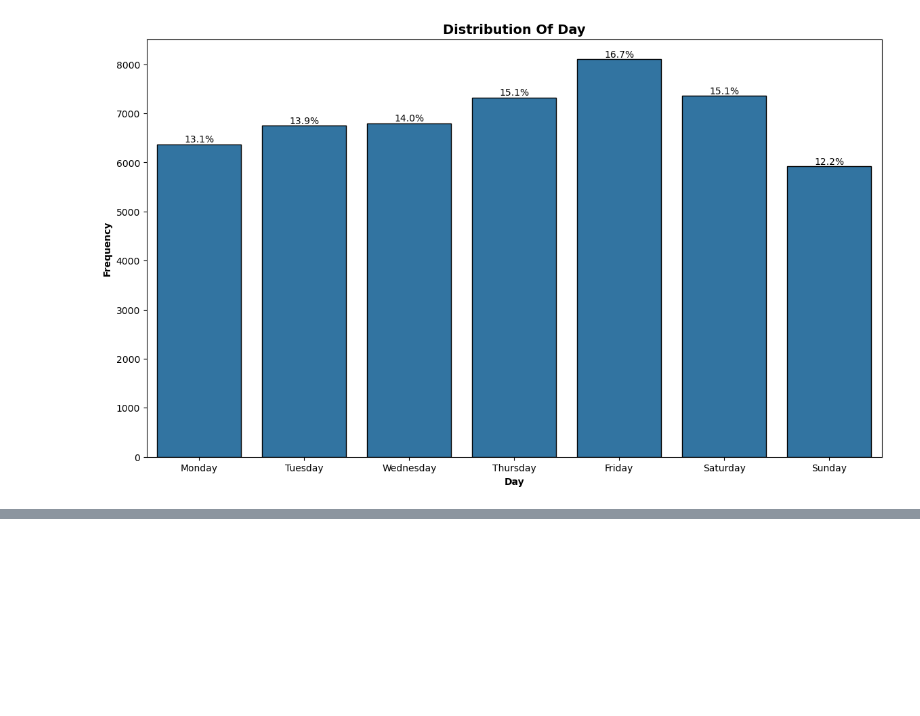
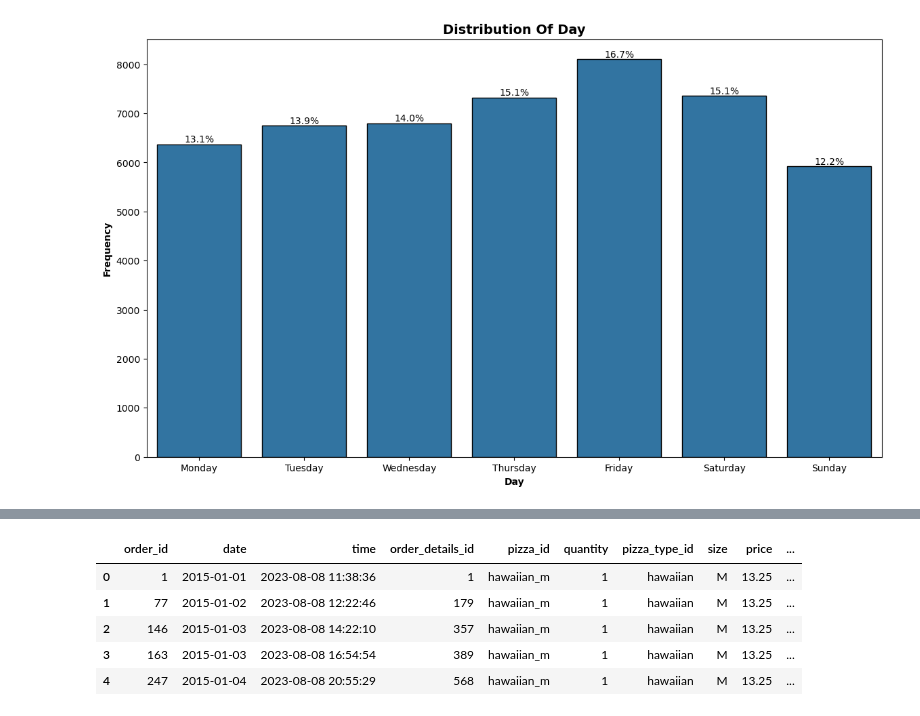
Before and after one commit to kelvinokumu/pizza_sales, a Jupyter notebook: Explanatory.ipynb, the cells around one changed output, grey strips where cells are left out. Drawn from its saved outputs; the diff is of its cells as text; code cells hidden in the pictures; blank space fills up the shorter version.

```diff
--- a/Explanatory.ipynb
+++ b/Explanatory.ipynb
@@ -307,0 +309,9 @@ plt.show()
+# %%
+data.head()
+# %% [output]
+|  | order_id | date | time | order_details_id | pizza_id | quantity | pizza_type_id | size | price | ... |
+| 0 | 1 | 2015-01-01 | 2023-08-08 11:38:36 | 1 | hawaiian_m | 1 | hawaiian | M | 13.25 | ... |
+| 1 | 77 | 2015-01-02 | 2023-08-08 12:22:46 | 179 | hawaiian_m | 1 | hawaiian | M | 13.25 | ... |
+| 2 | 146 | 2015-01-03 | 2023-08-08 14:22:10 | 357 | hawaiian_m | 1 | hawaiian | M | 13.25 | ... |
+| 3 | 163 | 2015-01-03 | 2023-08-08 16:54:54 | 389 | hawaiian_m | 1 | hawaiian | M | 13.25 | ... |
+| 4 | 247 | 2015-01-04 | 2023-08-08 20:55:29 | 568 | hawaiian_m | 1 | hawaiian | M | 13.25 | ... |
```
Also changed, not shown: parts of 6 cells of this notebook, 3 other files.
